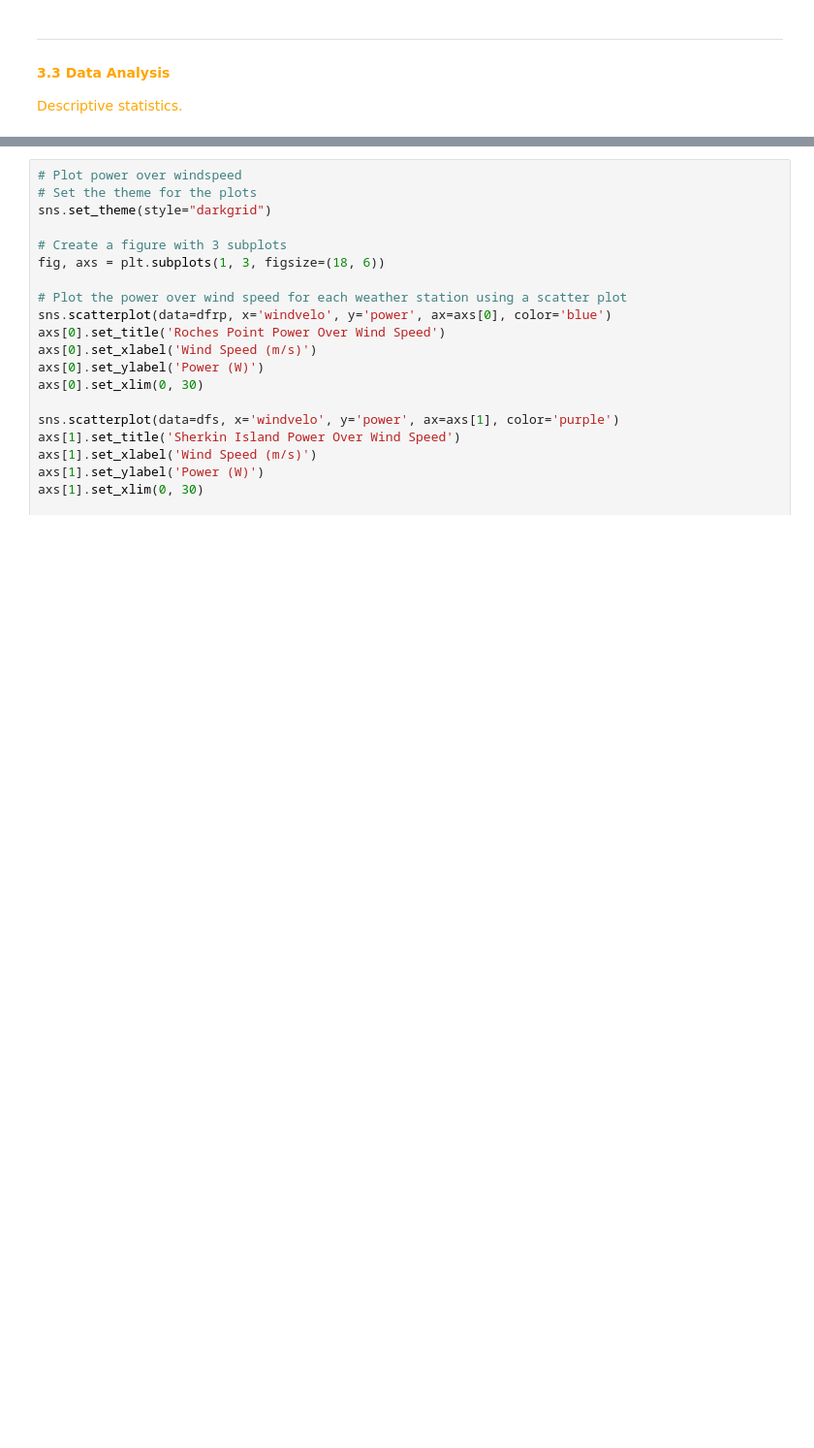
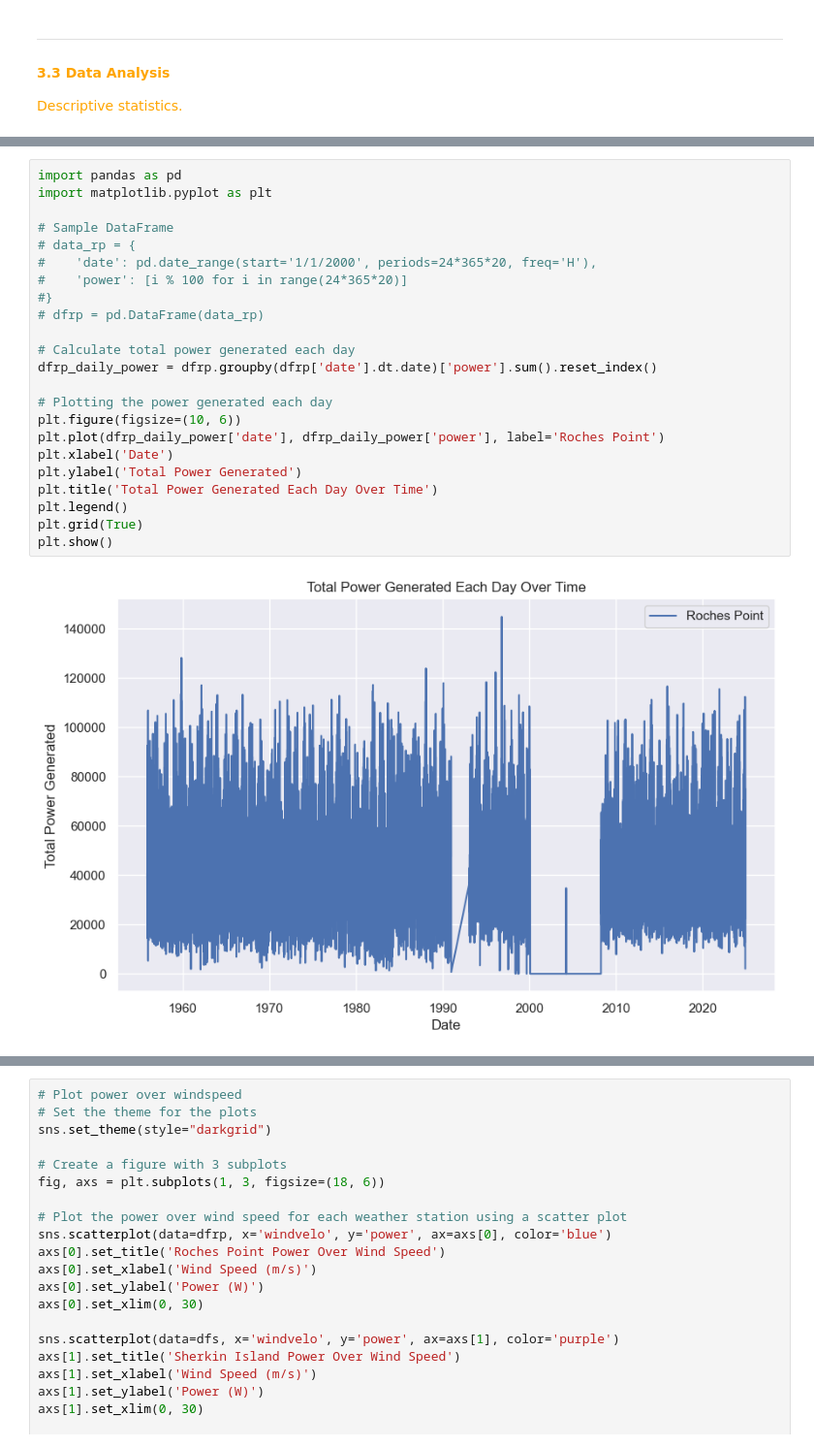
Before and after one commit to Laura6826/PFDA-project, a Jupyter notebook: wind_project.ipynb, the cells around one changed output, grey strips where cells are left out. Shown at 97% size. Drawn from its saved outputs; the diff is of its cells as text; blank space fills up the shorter version.

```diff
--- a/wind_project.ipynb
+++ b/wind_project.ipynb
@@ -877,3 +952,28 @@ Roches Point Weather Station
+# %%
+import pandas as pd
+import matplotlib.pyplot as plt
+
+# Sample DataFrame
+# data_rp = {
+#    'date': pd.date_range(start='1/1/2000', periods=24*365*20, freq='H'),
+#    'power': [i % 100 for i in range(24*365*20)]
+#}
+# dfrp = pd.DataFrame(data_rp)
+
+# Calculate total power generated each day
+dfrp_daily_power = dfrp.groupby(dfrp['date'].dt.date)['power'].sum().reset_index()
+
+# Plotting the power generated each day
+plt.figure(figsize=(10, 6))
+plt.plot(dfrp_daily_power['date'], dfrp_daily_power['power'], label='Roches Point')
+plt.xlabel('Date')
+plt.ylabel('Total Power Generated')
+plt.title('Total Power Generated Each Day Over Time')
+plt.legend()
+plt.grid(True)
+plt.show()
+# %% [output]
+[figure, added]
 # %%
 # Plot the power over time, across a day, for each weather station.
 # Set the theme for the plots
```
Also changed, not shown: parts of 15 cells of this notebook, 2 other files.
